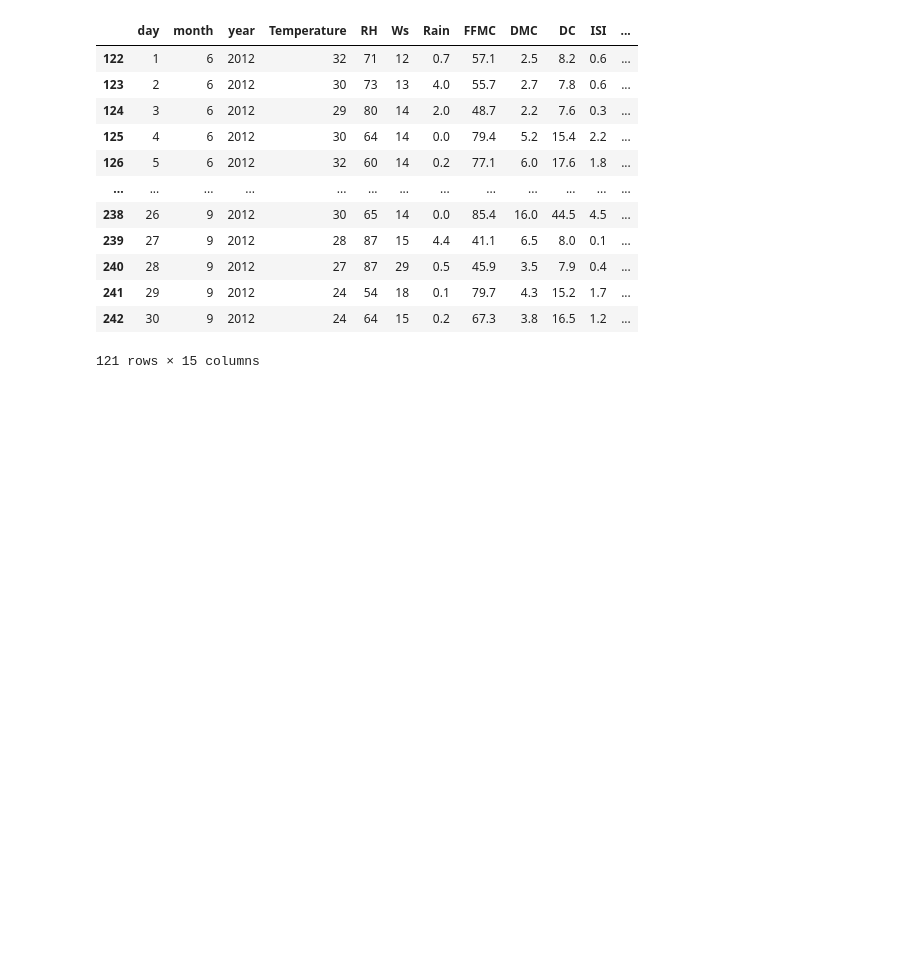
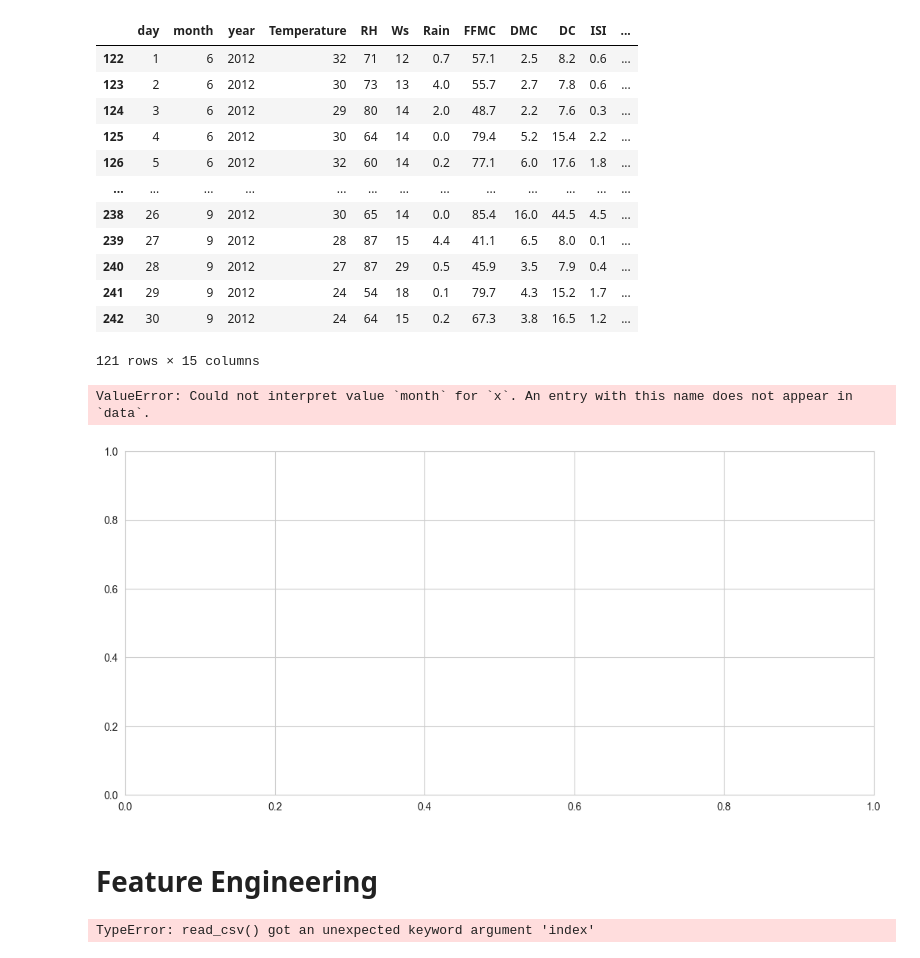
Before and after one commit to PragnPatel/Testing, a Jupyter notebook: forest.ipynb, the cells around one changed output. Drawn from its saved outputs; the diff is of its cells as text; code cells hidden in the pictures; blank space fills up the shorter version.

```diff
--- a/forest.ipynb
+++ b/forest.ipynb
@@ -450,0 +475,2 @@ df.head()
+# %%
+df['Classes'] = df['Classes'].str.strip().replace({'not fire':0, 'fire':1})
@@ -467,0 +505,10 @@ df[df['Region'] == 1]
+# %%
+plt.subplots(figsize=(13,6))
+sns.set_style('whitegrid')
+sns.countplot(x = 'month' , hue = 'Classes', data = df)
+plt.title("Fire analysis month wise")
+# %% [output]
+ValueError: Could not interpret value `month` for `x`. An entry with this name does not appear in `data`.
+[figure, added]
+# %% [markdown]
+# Feature Engineering
@@ -467,0 +521,4 @@ df[df['Region'] == 1]
+# %%
+df = pd.read_csv('forest_cleaned_dataset.csv')
+# %% [output]
+TypeError: read_csv() got an unexpected keyword argument 'index'
```
Also changed, not shown: parts of 60 cells of this notebook, 3 other files.
